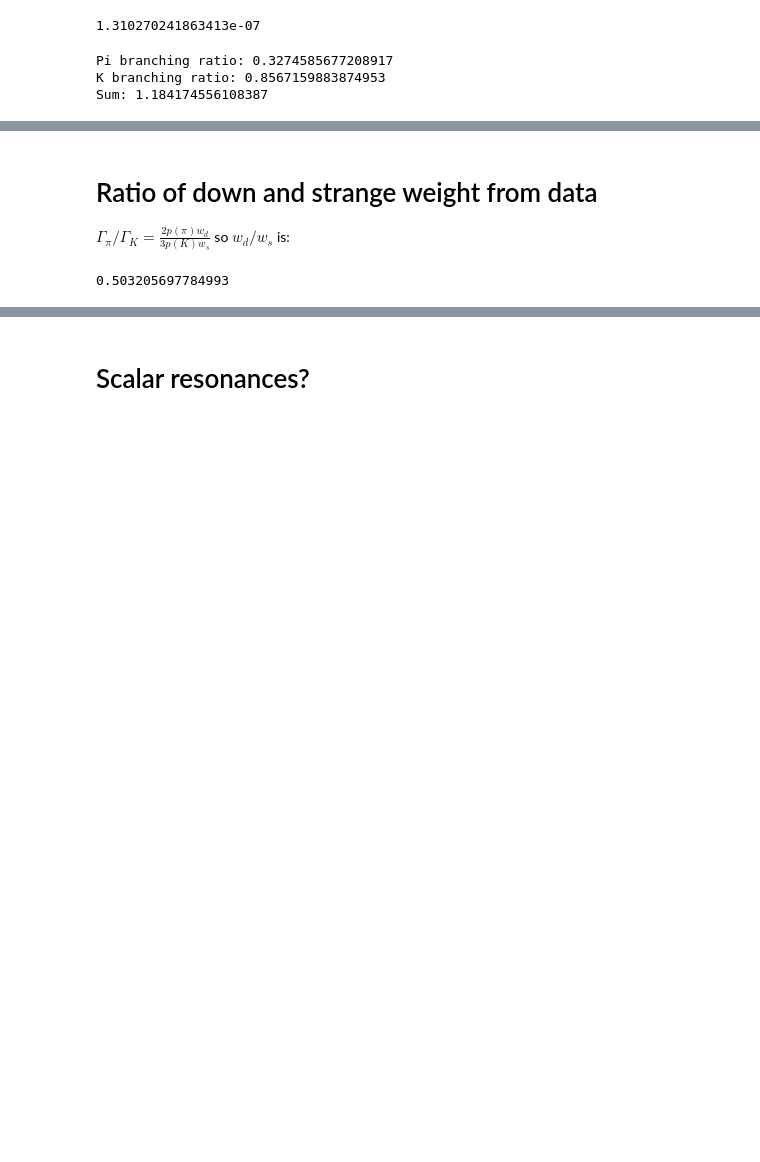
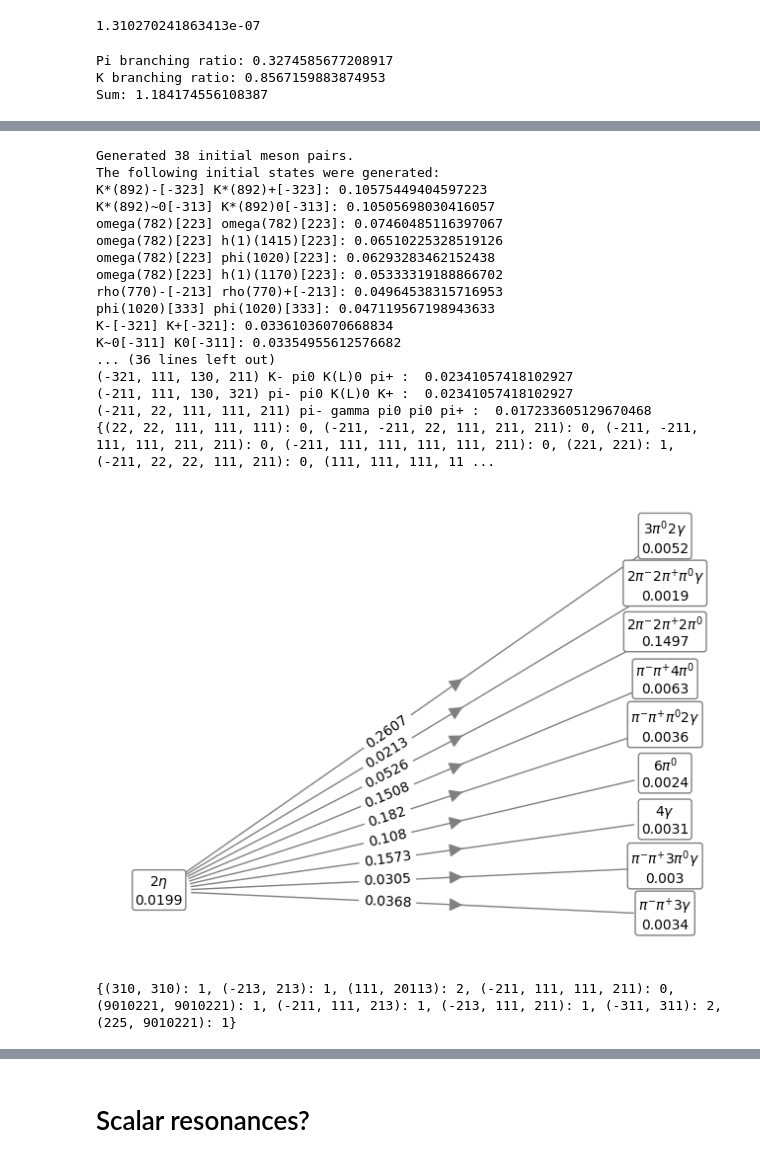
Before and after one commit to HeSeebach/ScalarHadronizer, a Jupyter notebook: parameter_fits.ipynb, the cells around one changed output, grey strips where cells are left out. Drawn from its saved outputs; the diff is of its cells as text; code cells hidden in the pictures; blank space fills up the shorter version.

```diff
--- a/parameter_fits.ipynb
+++ b/parameter_fits.ipynb
@@ -75,14 +81,28 @@ plt.yscale('log')
-# %% [markdown]
-# Ratio of down and strange weight from data
-$\Gamma_\pi/\Gamma_K = \frac{2p(\pi)w_d}{3p(K)w_s}$
-so $w_d/w_s$ is:
-# %%
-def p_restframe(M,m1,m2):
-    return np.sqrt((M**2-(m1+m2)**2)*(M**2-(m1-m2)**2))/2/M
-
-K=p.findall('K+')[0]
-pi=p.findall('pi0')[0]
-K.mass
-print(3*p_restframe(2000,K.mass,K.mass)*pi_width_2GeV/(2*p_restframe(2000,pi.mass,pi.mass)*K_width_2GeV))
-# %% [output]
-0.503205697784993
+# %%
+#Plot of a graph for the thesis:
+SH=ScalarHadronizer(2300,strange_weight=1,spin_suppression=0.5)
+decay_graph=SH.simulateDecay()
+SH.print_initial_states()
+SH.print_final_states(10,decay_graph)
+SH.plot_from_initial_state(decay_graph,(221,221))
+SH.plot_from_final_state(decay_graph,(-211,111,111,211),path='/home/henry/Documents/Uni/Masterarbeit/latex-thesis/plots/graph.pdf')
+# %% [output]
+Generated 38 initial meson pairs.
+The following initial states were generated:
+K*(892)-[-323] K*(892)+[-323]: 0.10575449404597223
+K*(892)~0[-313] K*(892)0[-313]: 0.10505698030416057
+omega(782)[223] omega(782)[223]: 0.07460485116397067
+omega(782)[223] h(1)(1415)[223]: 0.06510225328519126
+omega(782)[223] phi(1020)[223]: 0.06293283462152438
+omega(782)[223] h(1)(1170)[223]: 0.05333319188866702
+rho(770)-[-213] rho(770)+[-213]: 0.04964538315716953
+phi(1020)[333] phi(1020)[333]: 0.047119567198943633
+K-[-321] K+[-321]: 0.03361036070668834
+K~0[-311] K0[-311]: 0.03354955612576682
+... (36 lines left out)
+(-321, 111, 130, 211) K- pi0 K(L)0 pi+ :  0.02341057418102927
+(-211, 111, 130, 321) pi- pi0 K(L)0 K+ :  0.02341057418102927
+(-211, 22, 111, 111, 211) pi- gamma pi0 pi0 pi+ :  0.017233605129670468
+{(22, 22, 111, 111, 111): 0, (-211, -211, 22, 111, 211, 211): 0, (-211, -211, 111, 111, 211, 211): 0, (-211, 111, 111, 111, 111, 211): 0, (221, 221): 1, (-211, 22, 22, 111, 211): 0, (111, 111, 111, 11 ...
+[figure, added]
+{(310, 310): 1, (-213, 213): 1, (111, 20113): 2, (-211, 111, 111, 211): 0, (9010221, 9010221): 1, (-211, 111, 213): 1, (-213, 111, 211): 1, (-311, 311): 2, (225, 9010221): 1}
```
Also changed, not shown: parts of 123 cells of this notebook, 18 other files.
